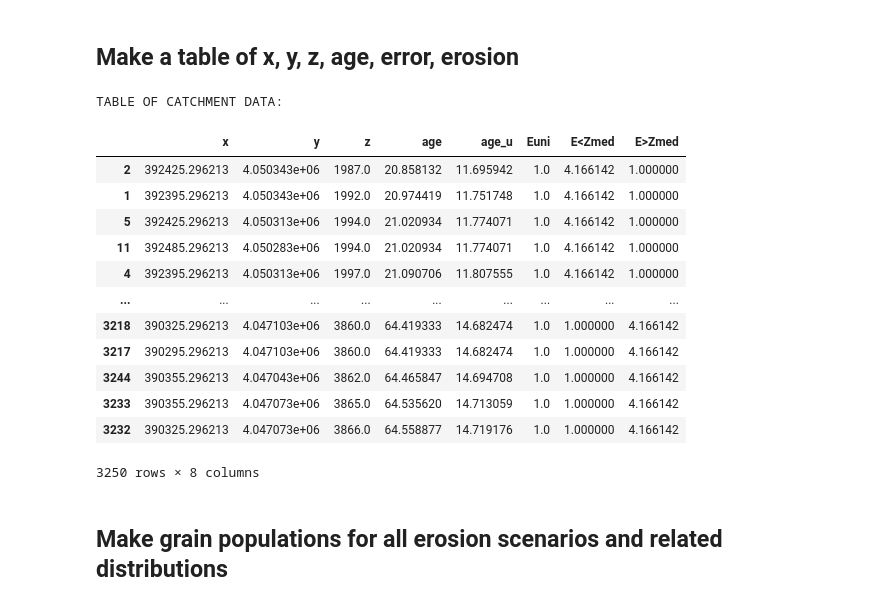
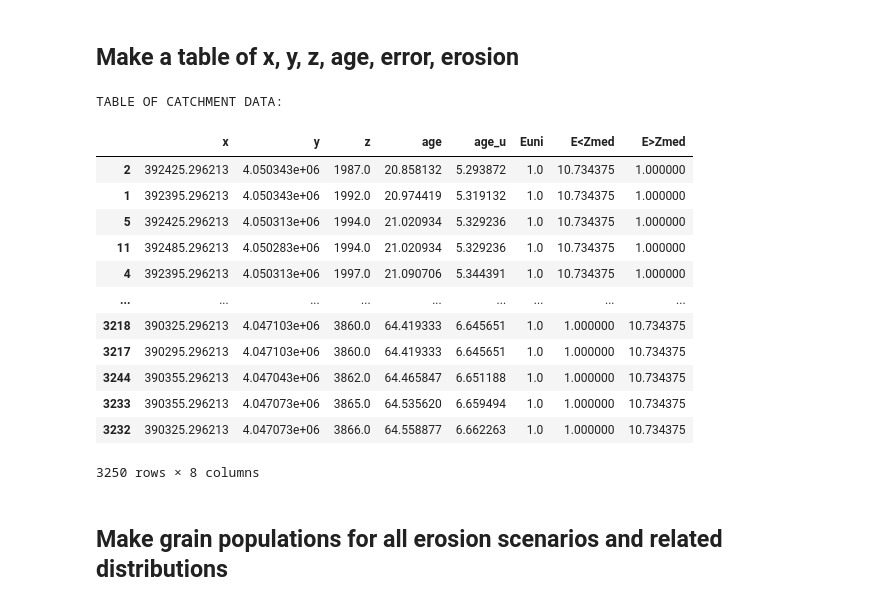
Before and after one commit to toddehlers/ESD_thermotrace, a Jupyter notebook: ESD_thermotrace.ipynb, the cells around one changed output. Cells and saved outputs as stored; diff of their text form; code cells hidden in the pictures.

Commit message:
1st review, fixed zln error

```diff
--- a/ESD_thermotrace.ipynb
+++ b/ESD_thermotrace.ipynb
@@ -212,48 +212,48 @@ def E_stepwise(z, z_steps, weights):
         return weights[-1]
     else:
         z_steps_a = np.array(z_steps)
         return weights[z_steps.index(z_steps_a[z<z_steps_a][0])]
 
 # example scenarios for the submitted manuscript: x-fold increas and decrease in erosion at z m elevation
-array = dem.zi_res_1d.copy() # get array of elevations
+array = ws_data.z.values # get array of elevations
 array.sort() # sort elevations
 # calculate number of bins such that the width of each bin
 # is proportional to the average error of age interpolation
-bins = int(np.rint((age_interp_map.max()-age_interp_map.min())/error_interp.mean()))
+bins = int(np.rint((ws_data.age.max()-ws_data.age.min())/ws_data.age_u.mean()))
 # calculate erosional factor such that it doubles the ratio
 # maximum elevation frequency / minimum elevation frequency
 f = 2*np.histogram(array,bins)[0].max()/np.histogram(array,bins)[0].min()
-coz = int(np.median(dem.zi_res_1d)) # cutoff z in meters
-zmax = dem.zi_res_1d.max()+1 # maximum elevation in the catchment
+coz = int(np.median(array)) # cutoff z in meters
+zmax = np.max(array)+1 # maximum elevation in the catchment
 
 e_steps = [coz,zmax]
 e_weights = [f,1]
 ws_data['E<Zmed'] = ws_data.z.apply(lambda z: E_stepwise(z,e_steps,e_weights))
 ws_data['E<Zmed'] = ws_data['E<Zmed']/ws_data['E<Zmed'].min()
 
 e_steps = [coz,zmax]
 e_weights = [1,f]
 ws_data['E>Zmed'] = ws_data.z.apply(lambda z: E_stepwise(z,e_steps,e_weights))
 ws_data['E>Zmed'] = ws_data['E>Zmed']/ws_data['E>Zmed'].min()
 
 # save table to excel and show it
 ws_data.to_excel(opf+'/xyz_age_eros.xlsx', index=False)
 print('TABLE OF CATCHMENT DATA:')
 ws_data
 # %% [output]
 TABLE OF CATCHMENT DATA:
 |  | x | y | z | age | age_u | Euni | E<Zmed | E>Zmed |
-| 2 | 392425.296213 | 4.050343e+06 | 1987.0 | 20.858132 | 11.695942 | 1.0 | 4.166142 | 1.000000 |
-| 1 | 392395.296213 | 4.050343e+06 | 1992.0 | 20.974419 | 11.751748 | 1.0 | 4.166142 | 1.000000 |
-| 5 | 392425.296213 | 4.050313e+06 | 1994.0 | 21.020934 | 11.774071 | 1.0 | 4.166142 | 1.000000 |
-| 11 | 392485.296213 | 4.050283e+06 | 1994.0 | 21.020934 | 11.774071 | 1.0 | 4.166142 | 1.000000 |
-| 4 | 392395.296213 | 4.050313e+06 | 1997.0 | 21.090706 | 11.807555 | 1.0 | 4.166142 | 1.000000 |
+| 2 | 392425.296213 | 4.050343e+06 | 1987.0 | 20.858132 | 5.293872 | 1.0 | 10.734375 | 1.000000 |
+| 1 | 392395.296213 | 4.050343e+06 | 1992.0 | 20.974419 | 5.319132 | 1.0 | 10.734375 | 1.000000 |
+| 5 | 392425.296213 | 4.050313e+06 | 1994.0 | 21.020934 | 5.329236 | 1.0 | 10.734375 | 1.000000 |
+| 11 | 392485.296213 | 4.050283e+06 | 1994.0 | 21.020934 | 5.329236 | 1.0 | 10.734375 | 1.000000 |
+| 4 | 392395.296213 | 4.050313e+06 | 1997.0 | 21.090706 | 5.344391 | 1.0 | 10.734375 | 1.000000 |
 | ... | ... | ... | ... | ... | ... | ... | ... | ... |
-| 3218 | 390325.296213 | 4.047103e+06 | 3860.0 | 64.419333 | 14.682474 | 1.0 | 1.000000 | 4.166142 |
-| 3217 | 390295.296213 | 4.047103e+06 | 3860.0 | 64.419333 | 14.682474 | 1.0 | 1.000000 | 4.166142 |
-| 3244 | 390355.296213 | 4.047043e+06 | 3862.0 | 64.465847 | 14.694708 | 1.0 | 1.000000 | 4.166142 |
-| 3233 | 390355.296213 | 4.047073e+06 | 3865.0 | 64.535620 | 14.713059 | 1.0 | 1.000000 | 4.166142 |
-| 3232 | 390325.296213 | 4.047073e+06 | 3866.0 | 64.558877 | 14.719176 | 1.0 | 1.000000 | 4.166142 |
+| 3218 | 390325.296213 | 4.047103e+06 | 3860.0 | 64.419333 | 6.645651 | 1.0 | 1.000000 | 10.734375 |
+| 3217 | 390295.296213 | 4.047103e+06 | 3860.0 | 64.419333 | 6.645651 | 1.0 | 1.000000 | 10.734375 |
+| 3244 | 390355.296213 | 4.047043e+06 | 3862.0 | 64.465847 | 6.651188 | 1.0 | 1.000000 | 10.734375 |
+| 3233 | 390355.296213 | 4.047073e+06 | 3865.0 | 64.535620 | 6.659494 | 1.0 | 1.000000 | 10.734375 |
+| 3232 | 390325.296213 | 4.047073e+06 | 3866.0 | 64.558877 | 6.662263 | 1.0 | 1.000000 | 10.734375 |
 3250 rows × 8 columns
 # %% [markdown]
 ## Make grain populations for all erosion scenarios and related distributions
```
Also changed, not shown: parts of 8 cells of this notebook, 33 other files.
